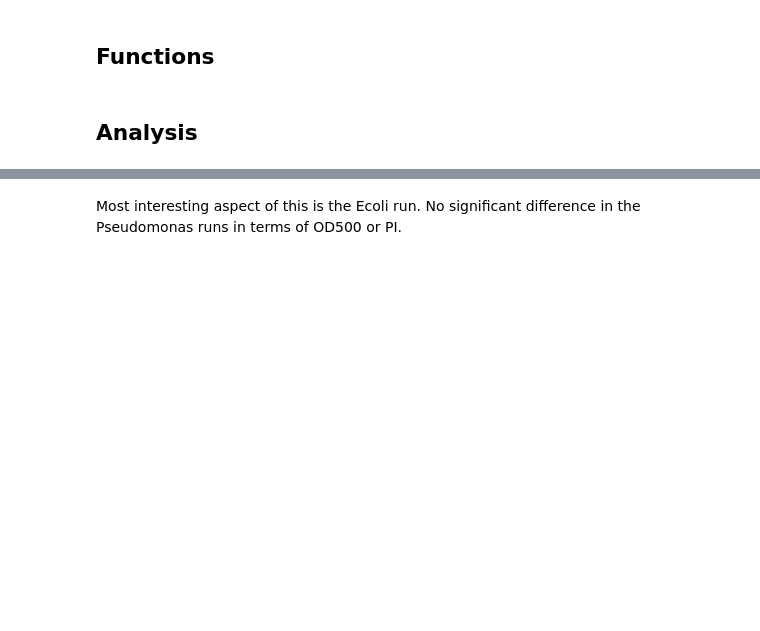
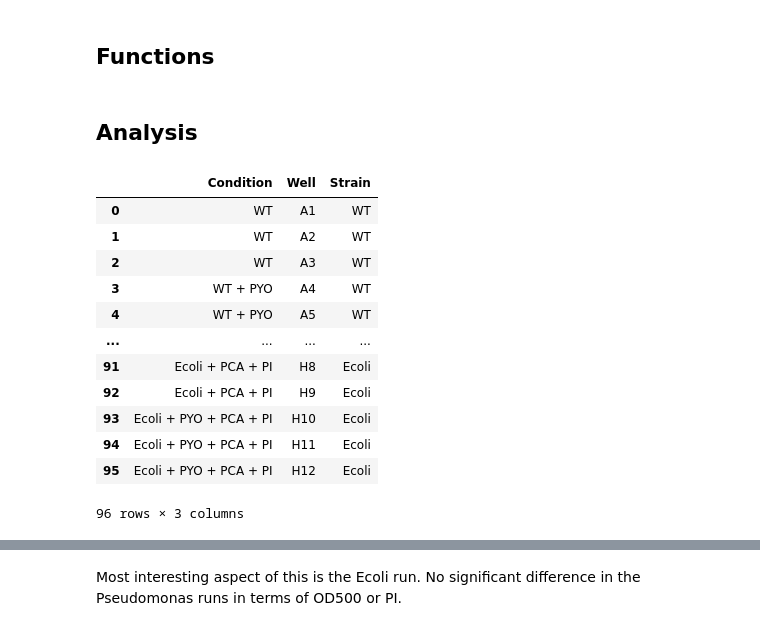
Before and after one commit to jciemniecki/bac_survival, a Jupyter notebook: 200110_PA14_MG1655_PYO_PCA_PI.ipynb, the cells around one changed output, grey strips where cells are left out. Cells and saved outputs as stored; diff of their text form; code cells hidden in the pictures; blank space fills up the shorter version.

```diff
--- a/200110_PA14_MG1655_PYO_PCA_PI.ipynb
+++ b/200110_PA14_MG1655_PYO_PCA_PI.ipynb
@@ -86,6 +88,22 @@ def import_Tecan_data(legend_file_path, data_file_path, measurement_rowinds):
     return df
 # %% [markdown]
 ## Analysis
+# %%
+tidy_96legend(legend_file_path)
+# %% [output]
+|  | Condition | Well | Strain |
+| 0 | WT | A1 | WT |
+| 1 | WT | A2 | WT |
+| 2 | WT | A3 | WT |
+| 3 | WT + PYO | A4 | WT |
+| 4 | WT + PYO | A5 | WT |
+| ... | ... | ... | ... |
+| 91 | Ecoli + PCA + PI | H8 | Ecoli |
+| 92 | Ecoli + PCA + PI | H9 | Ecoli |
+| 93 | Ecoli + PYO + PCA + PI | H10 | Ecoli |
+| 94 | Ecoli + PYO + PCA + PI | H11 | Ecoli |
+| 95 | Ecoli + PYO + PCA + PI | H12 | Ecoli |
+96 rows × 3 columns
 # %%
 legend_file_path = "/Users/john.ciemniecki/OneDrive - California Institute of Technology/data/growth_curves/200110_PHZ_PI_PAEcoli/96-well-plate_200110layout.xlsx"
 data_file_path = "/Users/john.ciemniecki/OneDrive - California Institute of Technology/data/growth_curves/200110_PHZ_PI_PAEcoli/Method_John_humidity_control_37C_PI_20200113_124704.xlsx"
```
Also changed, not shown: parts of 9 cells of this notebook.
